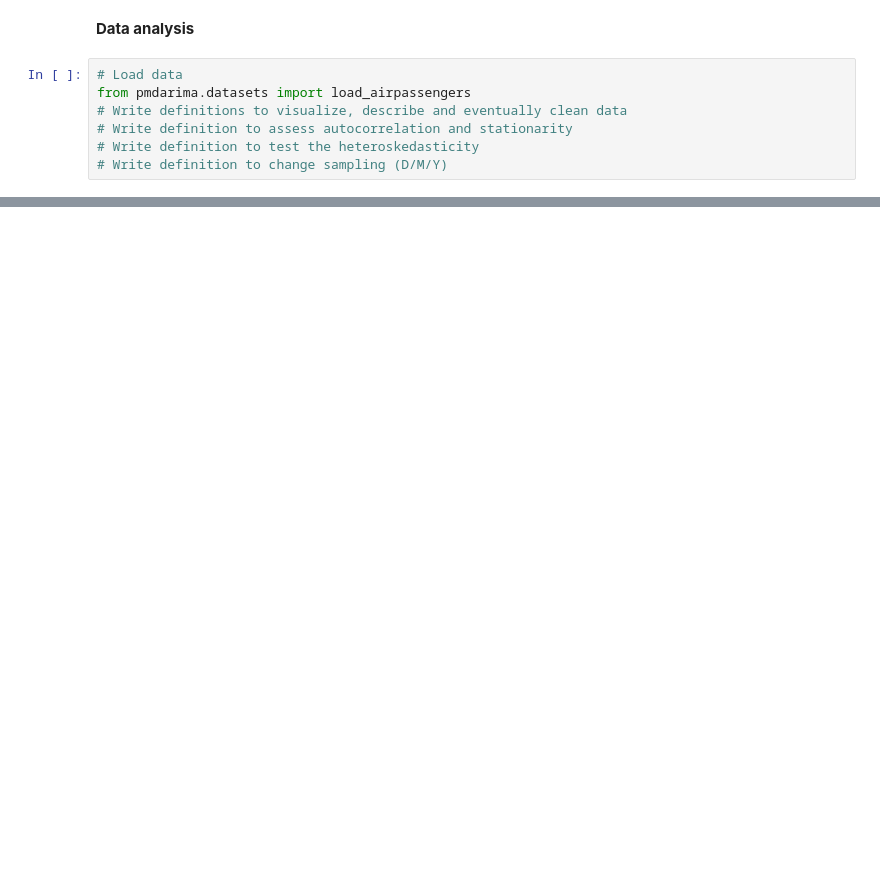
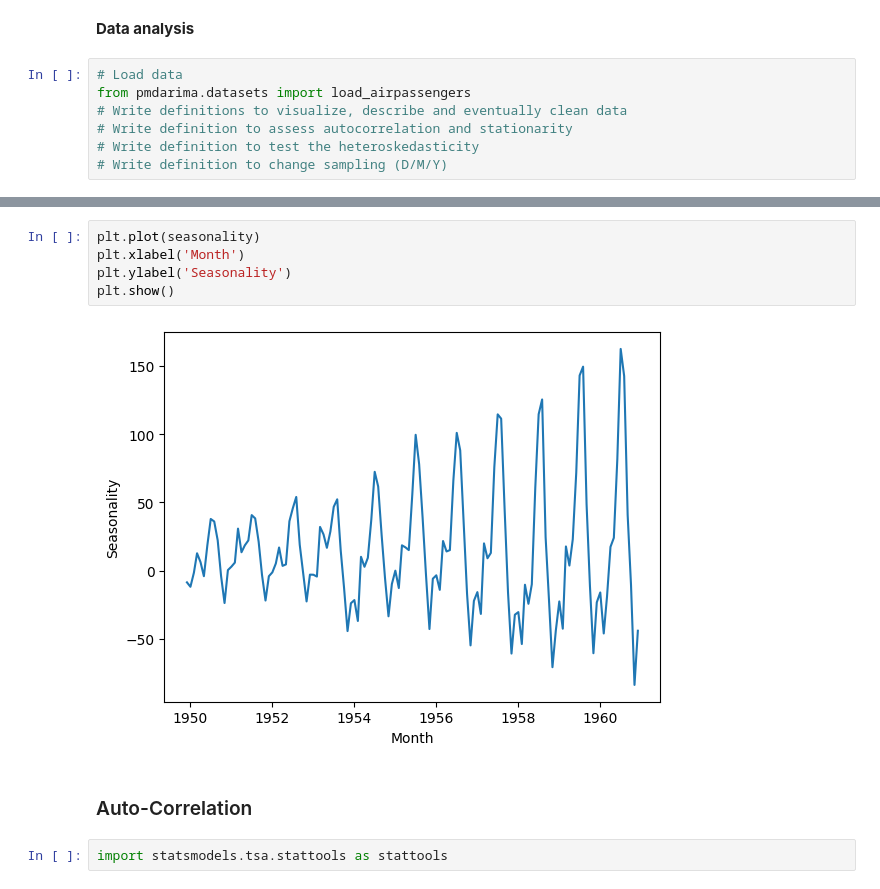
Before and after one commit to ManuLabricole/CDN-MachineLearning, a Jupyter notebook: ML6/2023_Campus_ML6-NB1.ipynb, the cells around one changed output, grey strips where cells are left out. Saved outputs shown, nothing was run; the diff lists cells and outputs as text; blank space fills up the shorter version.

```diff
--- a/ML6/2023_Campus_ML6-NB1.ipynb
+++ b/ML6/2023_Campus_ML6-NB1.ipynb
@@ -120,0 +202,11 @@ array([112., 118., 132., 129., 121., 135., 148., 148., 136., 119., 104.,
+# %%
+plt.plot(seasonality)
+plt.xlabel('Month')
+plt.ylabel('Seasonality')
+plt.show()
+# %% [output]
+[figure, added]
+# %% [markdown]
+### Auto-Correlation
+# %%
+import statsmodels.tsa.stattools as stattools
```
Also changed, not shown: parts of 39 cells of this notebook.
